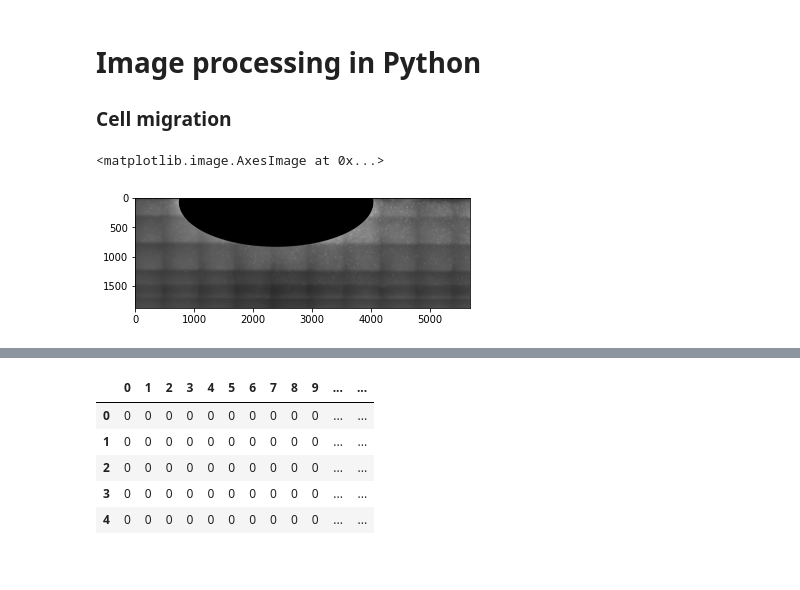
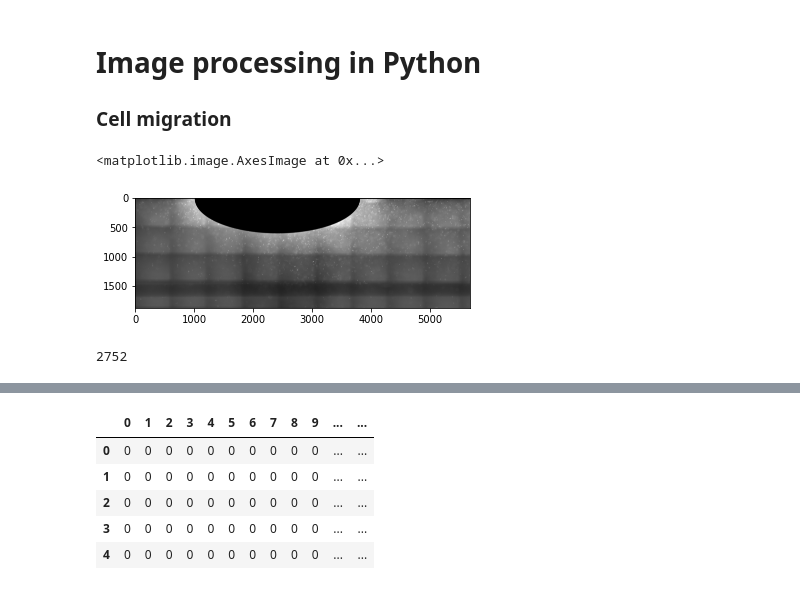
Before and after one commit to dinhtuanphan/RealtimeObjectTracking, a Jupyter notebook: countObjects.ipynb, the cells around one changed output, grey strips where cells are left out. Saved outputs shown, nothing was run; the diff lists cells and outputs as text; code cells hidden in the pictures.

```diff
--- a/countObjects.ipynb
+++ b/countObjects.ipynb
@@ -4,33 +4,40 @@
 # %%
 from matplotlib.pyplot import imshow
 import matplotlib.pyplot as plt
 #%matplotlib inline
 # Importing Image class from PIL module
 from PIL import Image
 
+# List of Y cordinate
+Ycor = [0,2952,2916,2872,2912,2752]
+
 # Opens a image in RGB mode
-filename = '3-1.tif'
+filename = '6.tif'
 im = Image.open(filename)
 
 width, height = im.size
 im = im.resize((width//2, height//2))
 
 # Setting the points for cropped image
 # left = 0
 # top = 500
 # right = width//2
 # bottom = width//2
 
 # Cropped image of above dimension
 # (It will not change original image)
 # im1 = im.crop((left, top, right, bottom))
 
 # Shows the image in image viewer
 im.save('cropped.tif')
 imshow(im, cmap='gray')
 # %% [output]
 <matplotlib.image.AxesImage at 0x...>
-[figure, old version]
+[figure, new version]
+# %%
+Ycor[int(filename[0])-1]
+# %% [output]
+2752
 # %%
 import cv2
 im_gray = cv2.imread('cropped.tif', cv2.IMREAD_GRAYSCALE)
```
Also changed, not shown: parts of 5 cells of this notebook.
